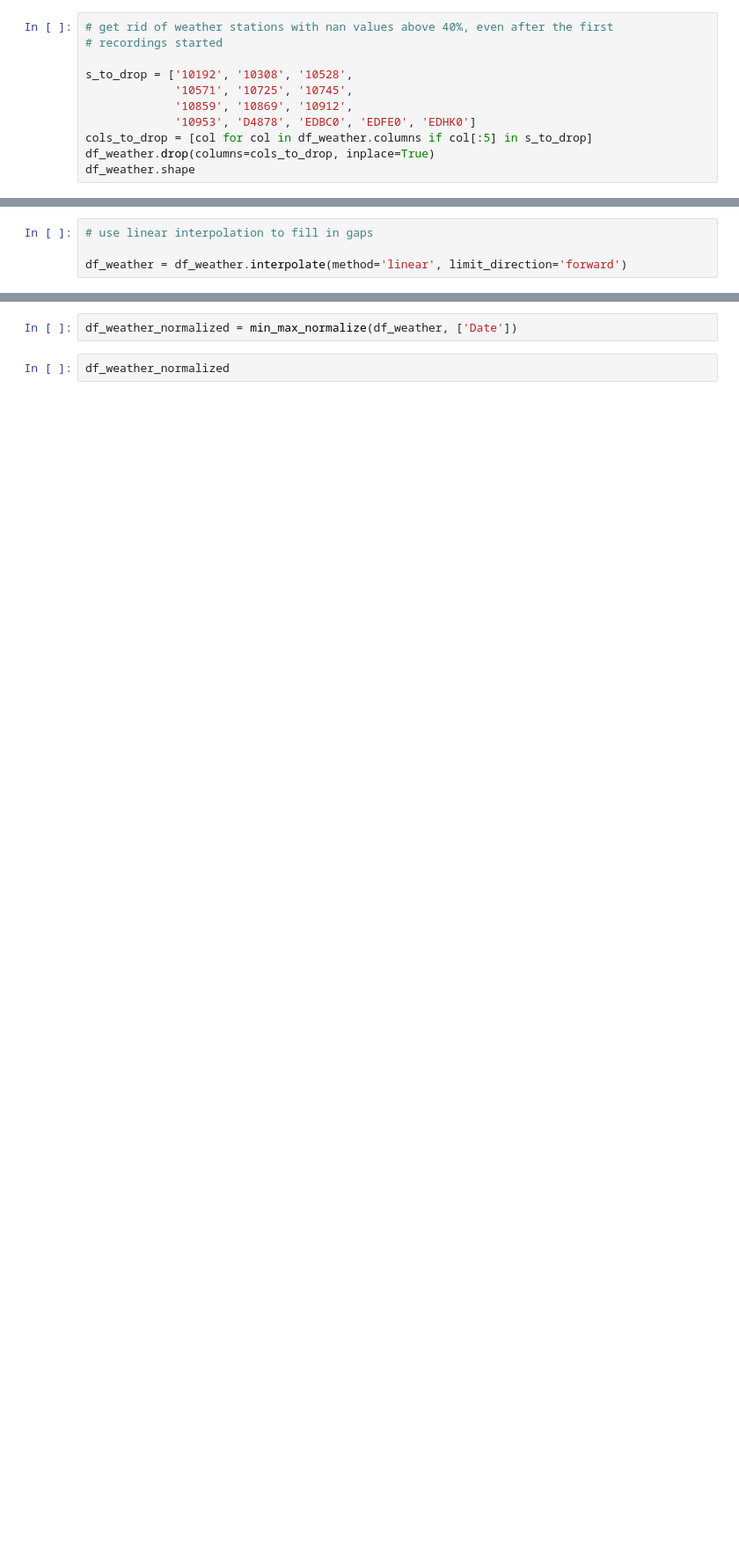
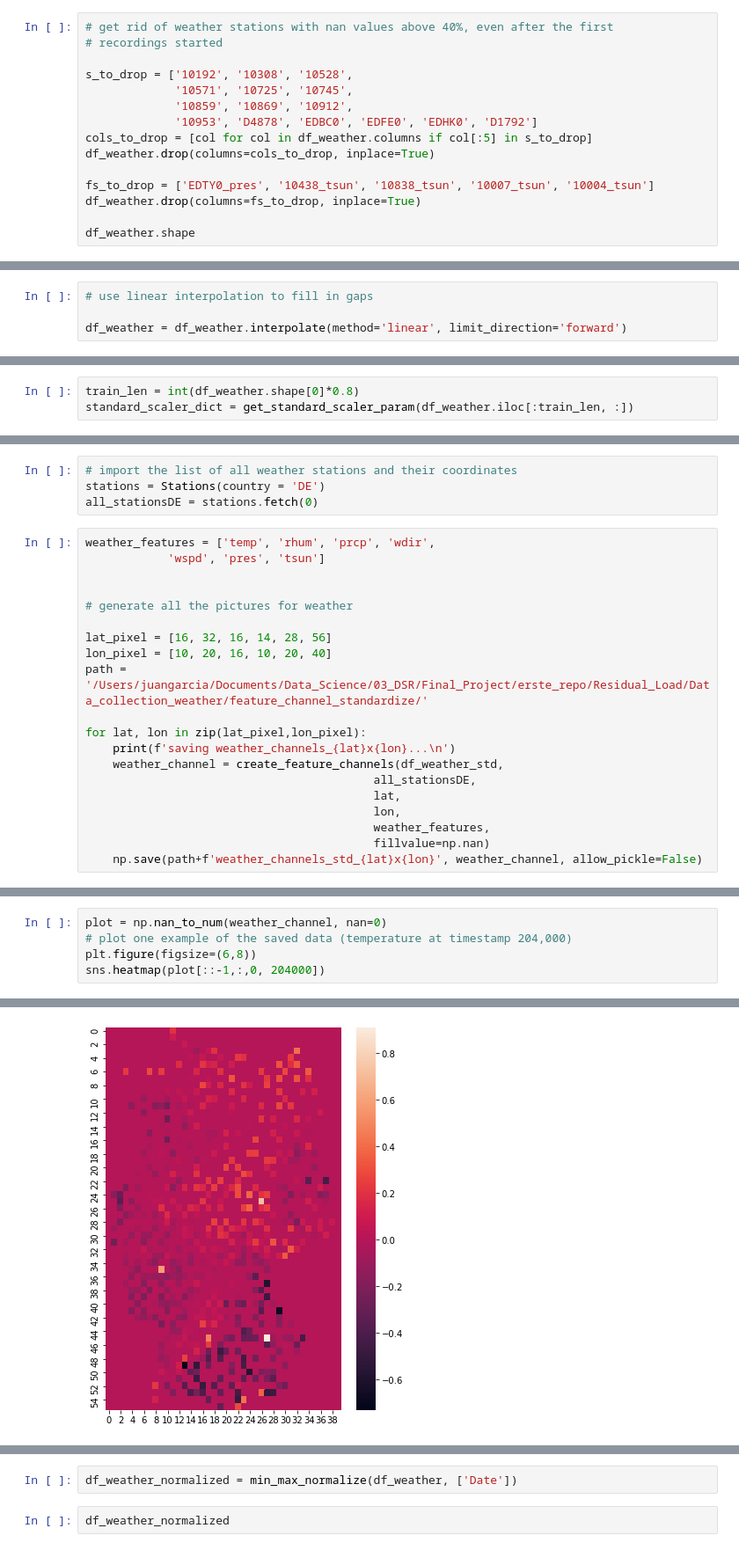
Before and after one commit to Tjarke/Residual_Load, a Jupyter notebook: Data_collection_weather/Cleaning_weather_data.ipynb, the cells around one changed output, grey strips where cells are left out. Shown at 88% size. Cells and saved outputs as stored; diff of their text form; blank space fills up the shorter version.

Commit message:
Weather feature channels normalized using standard scaler

```diff
--- a/Data_collection_weather/Cleaning_weather_data.ipynb
+++ b/Data_collection_weather/Cleaning_weather_data.ipynb
@@ -661,8 +661,12 @@ df_weather.shape
 s_to_drop = ['10192', '10308', '10528',
              '10571', '10725', '10745',
              '10859', '10869', '10912',
-             '10953', 'D4878', 'EDBC0', 'EDFE0', 'EDHK0']
+             '10953', 'D4878', 'EDBC0', 'EDFE0', 'EDHK0', 'D1792']
 cols_to_drop = [col for col in df_weather.columns if col[:5] in s_to_drop]
 df_weather.drop(columns=cols_to_drop, inplace=True)
+
+fs_to_drop = ['EDTY0_pres', '10438_tsun', '10838_tsun', '10007_tsun', '10004_tsun']
+df_weather.drop(columns=fs_to_drop, inplace=True)
+
 df_weather.shape
 # %% [output]
@@ -712,0 +737,3 @@ df_weather = df_weather.interpolate(method='linear', limit_direction='forward')
+# %%
+train_len = int(df_weather.shape[0]*0.8)
+standard_scaler_dict = get_standard_scaler_param(df_weather.iloc[:train_len, :])
@@ -712,0 +853,24 @@ df_weather = df_weather.interpolate(method='linear', limit_direction='forward')
+# %%
+# import the list of all weather stations and their coordinates
+stations = Stations(country = 'DE')
+all_stationsDE = stations.fetch(0)
+# %%
+weather_features = ['temp', 'rhum', 'prcp', 'wdir',
+            'wspd', 'pres', 'tsun']
+
+
+# generate all the pictures for weather
+
+lat_pixel = [16, 32, 16, 14, 28, 56]
+lon_pixel = [10, 20, 16, 10, 20, 40]
+path = '/Users/juangarcia/Documents/Data_Science/03_DSR/Final_Project/erste_repo/Residual_Load/Data_collection_weather/feature_channel_standardize/'
+
+for lat, lon in zip(lat_pixel,lon_pixel):
+    print(f'saving weather_channels_{lat}x{lon}...\n')
+    weather_channel = create_feature_channels(df_weather_std,
+                                          all_stationsDE,
+                                          lat,
+                                          lon,
+                                          weather_features,
+                                          fillvalue=np.nan)
+    np.save(path+f'weather_channels_std_{lat}x{lon}', weather_channel, allow_pickle=False)
@@ -712,0 +893,6 @@ df_weather = df_weather.interpolate(method='linear', limit_direction='forward')
+# %%
+plot = np.nan_to_num(weather_channel, nan=0)
+# plot one example of the saved data (temperature at timestamp 204,000)
+plt.figure(figsize=(6,8))
+sns.heatmap(plot[::-1,:,0, 204000])
+# %% [output]
@@ -712,0 +900 @@ df_weather = df_weather.interpolate(method='linear', limit_direction='forward')
+[figure, added]
```
Also changed, not shown: parts of 19 cells of this notebook.
